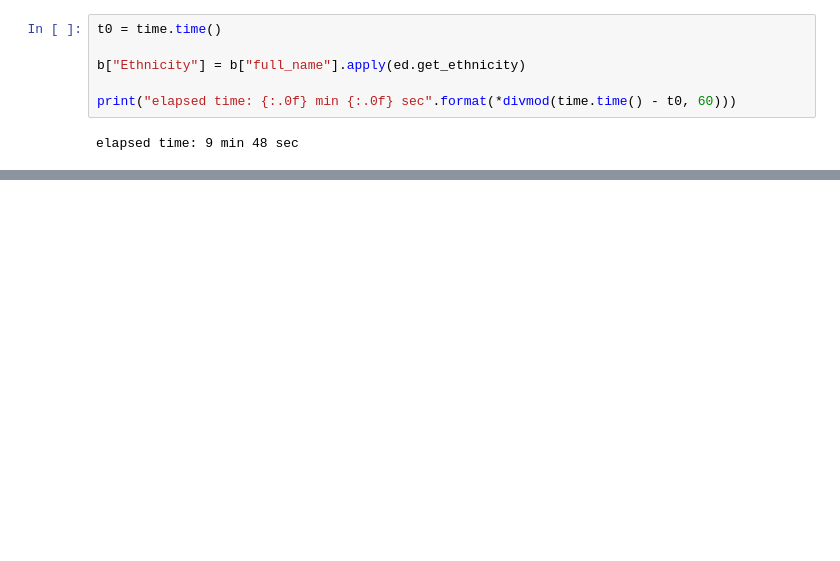
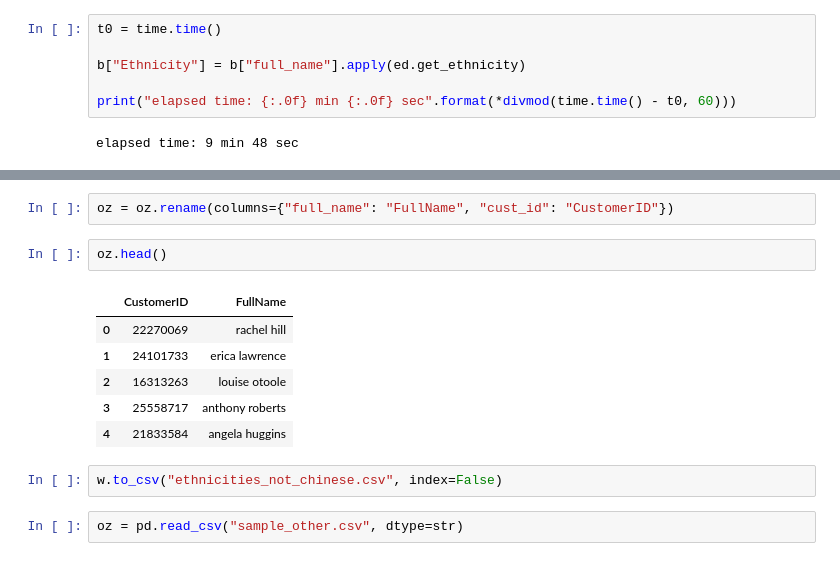
Before and after one commit to eeghor/ethnicity_detector, a Jupyter notebook: parallel_test.ipynb, the cells around one changed output, grey strips where cells are left out. Cells and saved outputs as stored; diff of their text form; blank space fills up the shorter version.

```diff
--- a/parallel_test.ipynb
+++ b/parallel_test.ipynb
@@ -117,0 +175,15 @@ Counter(b.Ethnicity).most_common(15)
+# %%
+oz = oz.rename(columns={"full_name": "FullName", "cust_id": "CustomerID"})
+# %%
+oz.head()
+# %% [output]
+|  | CustomerID | FullName |
+| 0 | 22270069 | rachel hill |
+| 1 | 24101733 | erica lawrence |
+| 2 | 16313263 | louise otoole |
+| 3 | 25558717 | anthony roberts |
+| 4 | 21833584 | angela huggins |
+# %%
+w.to_csv("ethnicities_not_chinese.csv", index=False)
+# %%
+oz = pd.read_csv("sample_other.csv", dtype=str)
```
Also changed, not shown: parts of 57 cells of this notebook, 2 other files.
